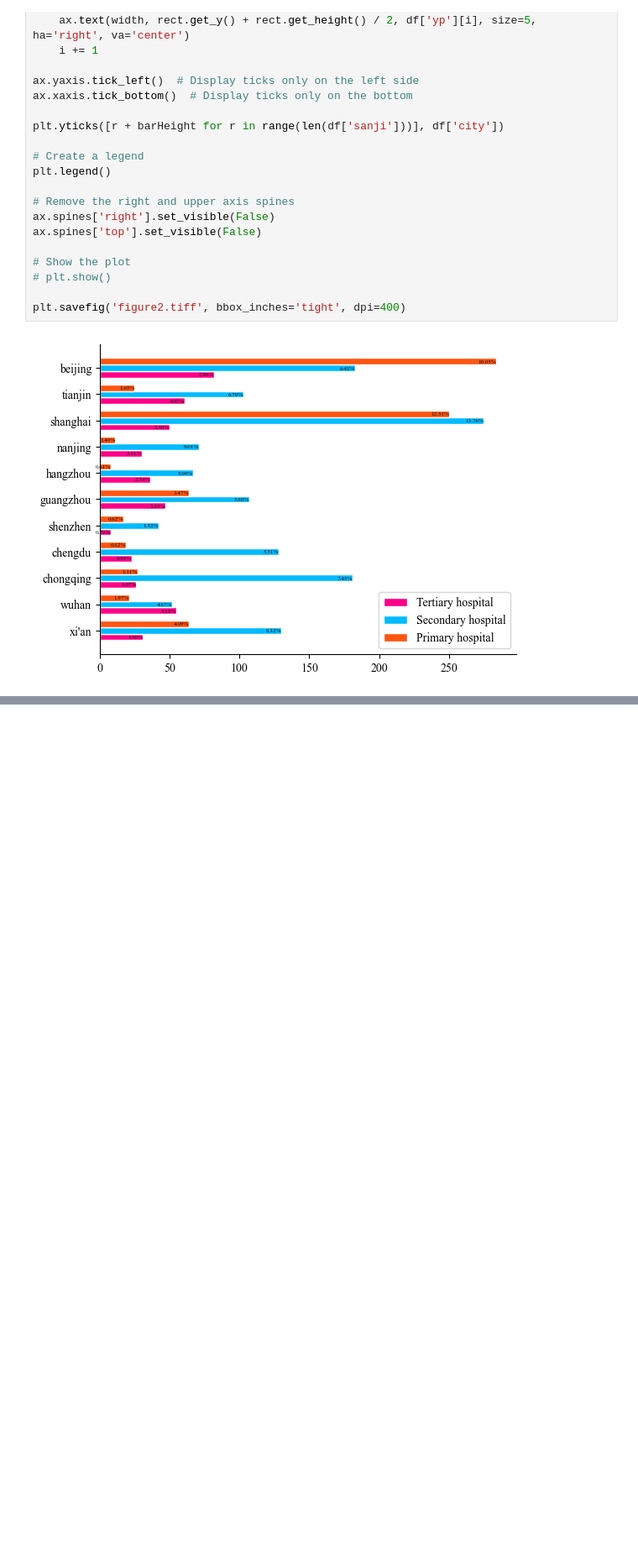
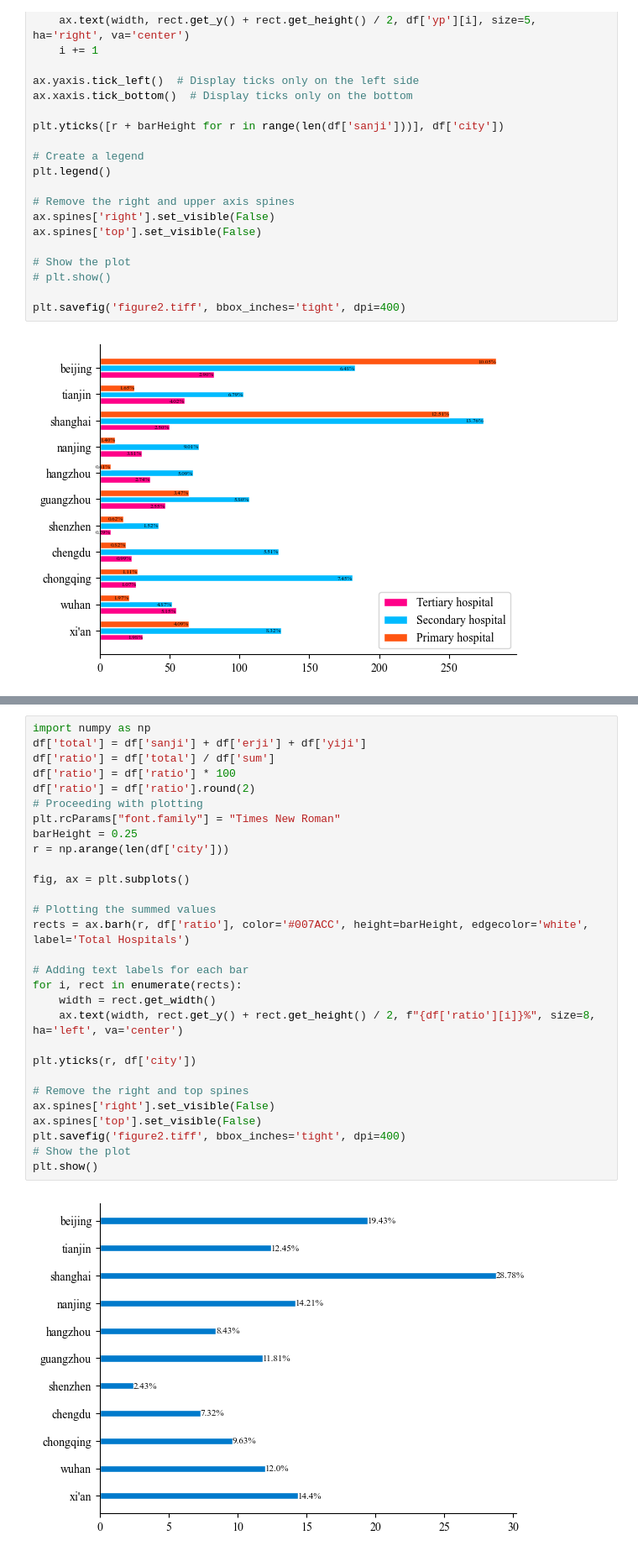
Before and after one commit to Sergio666zxy/Dental-Clinic-Distribution-and-Impact-Factors, a Jupyter notebook: figures/figure 2.ipynb, the cells around one changed output, grey strips where cells are left out. Shown: that part at 84% size. Cells and saved outputs as stored; diff of their text form; blank space fills up the shorter version.

Commit message:
modified:   figures/figure 2.ipynb 	modified:   figures/figure 3.ipynb 	modified:   figures/figure2.tiff 	modified:   figures/private_dental_clinics_by_city_and_year.tiff

```diff
--- a/figures/figure 2.ipynb
+++ b/figures/figure 2.ipynb
@@ -106,0 +158,31 @@ plt.savefig('figure2.tiff', bbox_inches='tight', dpi=400)
+# %%
+import numpy as np
+df['total'] = df['sanji'] + df['erji'] + df['yiji']
+df['ratio'] = df['total'] / df['sum']
+df['ratio'] = df['ratio'] * 100
+df['ratio'] = df['ratio'].round(2)
+# Proceeding with plotting
+plt.rcParams["font.family"] = "Times New Roman"
+barHeight = 0.25
+r = np.arange(len(df['city']))
+
+fig, ax = plt.subplots()
+
+# Plotting the summed values
+rects = ax.barh(r, df['ratio'], color='#007ACC', height=barHeight, edgecolor='white', label='Total Hospitals')
+
+# Adding text labels for each bar
+for i, rect in enumerate(rects):
+    width = rect.get_width()
+    ax.text(width, rect.get_y() + rect.get_height() / 2, f"{df['ratio'][i]}%", size=8, ha='left', va='center')
+
+plt.yticks(r, df['city'])
+
+# Remove the right and top spines
+ax.spines['right'].set_visible(False)
+ax.spines['top'].set_visible(False)
+plt.savefig('figure2.tiff', bbox_inches='tight', dpi=400)
+# Show the plot
+plt.show()
+# %% [output]
+[figure, added]
```
Also changed, not shown: parts of 2 cells of this notebook, 2 other files.
